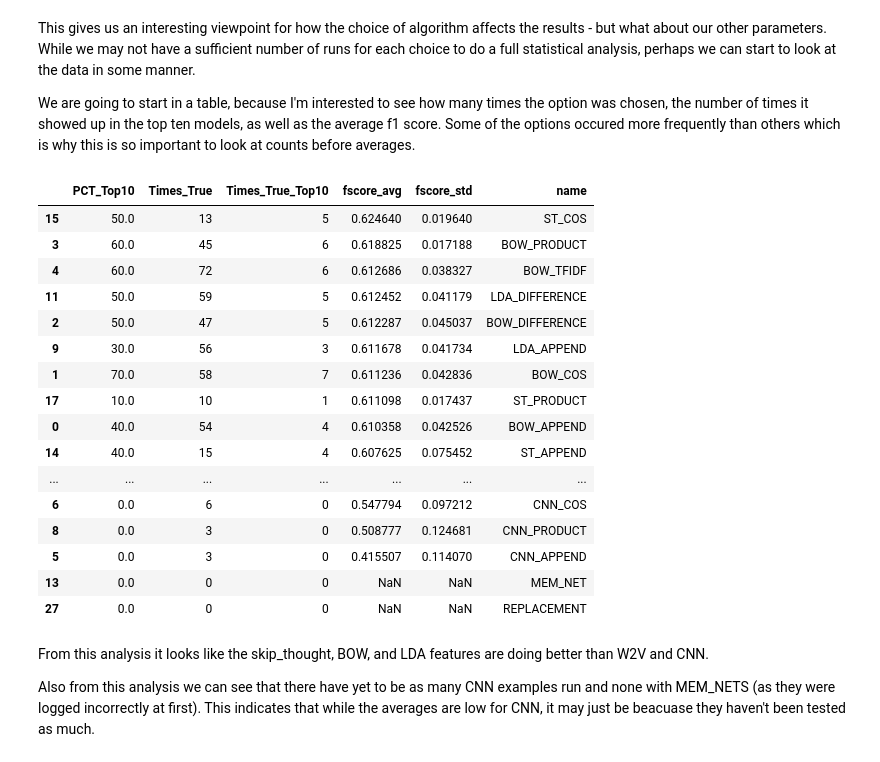
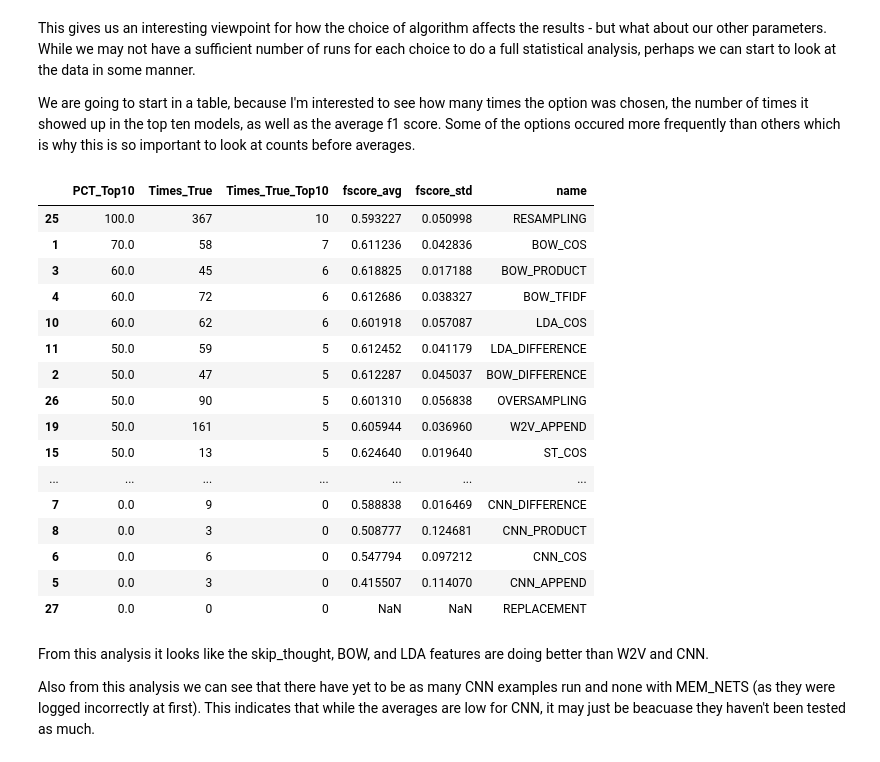
Before and after one commit to Lab41/pythia, a Jupyter notebook: src/examples/pythia_results_exploration.ipynb, the cells around one changed output. Cells and saved outputs as stored; diff of their text form; code cells hidden in the pictures.

```diff
--- a/src/examples/pythia_results_exploration.ipynb
+++ b/src/examples/pythia_results_exploration.ipynb
@@ -181,49 +186,49 @@ We are going to start in a table, because I'm interested to see how many times t
 #'MEM_NET',
 toggle_columns = ['BOW_APPEND','BOW_COS','BOW_DIFFERENCE','BOW_PRODUCT','BOW_TFIDF','CNN_APPEND','CNN_COS','CNN_DIFFERENCE',
 'CNN_PRODUCT','LDA_APPEND','LDA_COS','LDA_DIFFERENCE','LDA_PRODUCT','MEM_NET',
  'ST_APPEND','ST_COS','ST_DIFFERENCE','ST_PRODUCT','W2V_ABS','W2V_APPEND',
 'W2V_AVG','W2V_COS','W2V_DIFFERENCE','W2V_PRETRAINED','W2V_PRODUCT',
  'RESAMPLING','OVERSAMPLING','REPLACEMENT','STEM']
 
 top_results = analyze_results.sort_values(by='fscore_avg', ascending=False).head(10)
 toggle_counts =[]
 for c in toggle_columns:
     #We want to get counts on the totaly number of times the toggle was true, how many times that was in the top 10
     #If the spreadsheet did not have NaN values then a simpler function could be used...
     num_true = len(analyze_results[analyze_results[c]==True][c])
     num_top_true = len(top_results[top_results[c]==True][c])
     avg_f_score = np.mean(analyze_results[analyze_results[c]==True]['fscore_avg'])
     std_f_score = np.std(analyze_results[analyze_results[c]==True]['fscore_avg'])
     c_res = {
         'name': c,
         'Times_True' : num_true,
         'Times_True_Top10' : num_top_true,
         'PCT_Top10' : num_top_true/10.*100,
         'fscore_avg': avg_f_score,
         'fscore_std': std_f_score
     }
     toggle_counts.append(c_res)
 
 toggle_counts = pd.DataFrame(toggle_counts)
 toggle_counts.set_index('name')
-toggle_counts.sort_values(by='fscore_avg', ascending=False)
+toggle_counts.sort_values(by='Times_True_Top10', ascending=False)
 # %% [output]
 |  | PCT_Top10 | Times_True | Times_True_Top10 | fscore_avg | fscore_std | name |
-| 15 | 50.0 | 13 | 5 | 0.624640 | 0.019640 | ST_COS |
+| 25 | 100.0 | 367 | 10 | 0.593227 | 0.050998 | RESAMPLING |
+| 1 | 70.0 | 58 | 7 | 0.611236 | 0.042836 | BOW_COS |
 | 3 | 60.0 | 45 | 6 | 0.618825 | 0.017188 | BOW_PRODUCT |
 | 4 | 60.0 | 72 | 6 | 0.612686 | 0.038327 | BOW_TFIDF |
+| 10 | 60.0 | 62 | 6 | 0.601918 | 0.057087 | LDA_COS |
 | 11 | 50.0 | 59 | 5 | 0.612452 | 0.041179 | LDA_DIFFERENCE |
 | 2 | 50.0 | 47 | 5 | 0.612287 | 0.045037 | BOW_DIFFERENCE |
-| 9 | 30.0 | 56 | 3 | 0.611678 | 0.041734 | LDA_APPEND |
-| 1 | 70.0 | 58 | 7 | 0.611236 | 0.042836 | BOW_COS |
-| 17 | 10.0 | 10 | 1 | 0.611098 | 0.017437 | ST_PRODUCT |
-| 0 | 40.0 | 54 | 4 | 0.610358 | 0.042526 | BOW_APPEND |
-| 14 | 40.0 | 15 | 4 | 0.607625 | 0.075452 | ST_APPEND |
+| 26 | 50.0 | 90 | 5 | 0.601310 | 0.056838 | OVERSAMPLING |
+| 19 | 50.0 | 161 | 5 | 0.605944 | 0.036960 | W2V_APPEND |
+| 15 | 50.0 | 13 | 5 | 0.624640 | 0.019640 | ST_COS |
 | ... | ... | ... | ... | ... | ... | ... |
+| 7 | 0.0 | 9 | 0 | 0.588838 | 0.016469 | CNN_DIFFERENCE |
+| 8 | 0.0 | 3 | 0 | 0.508777 | 0.124681 | CNN_PRODUCT |
 | 6 | 0.0 | 6 | 0 | 0.547794 | 0.097212 | CNN_COS |
-| 8 | 0.0 | 3 | 0 | 0.508777 | 0.124681 | CNN_PRODUCT |
 | 5 | 0.0 | 3 | 0 | 0.415507 | 0.114070 | CNN_APPEND |
-| 13 | 0.0 | 0 | 0 | NaN | NaN | MEM_NET |
 | 27 | 0.0 | 0 | 0 | NaN | NaN | REPLACEMENT |
 # %% [markdown]
 From this analysis it looks like the skip_thought, BOW, and LDA features are doing better than W2V and CNN.
```
Also changed, not shown: parts of 16 cells of this notebook, 1 other file.
